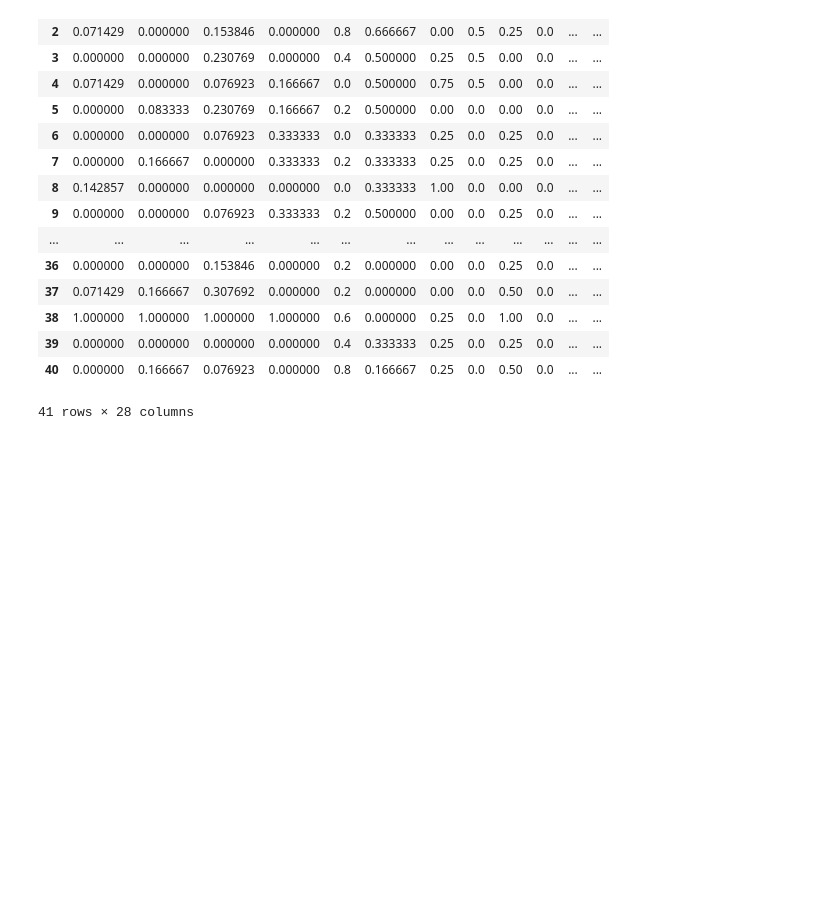
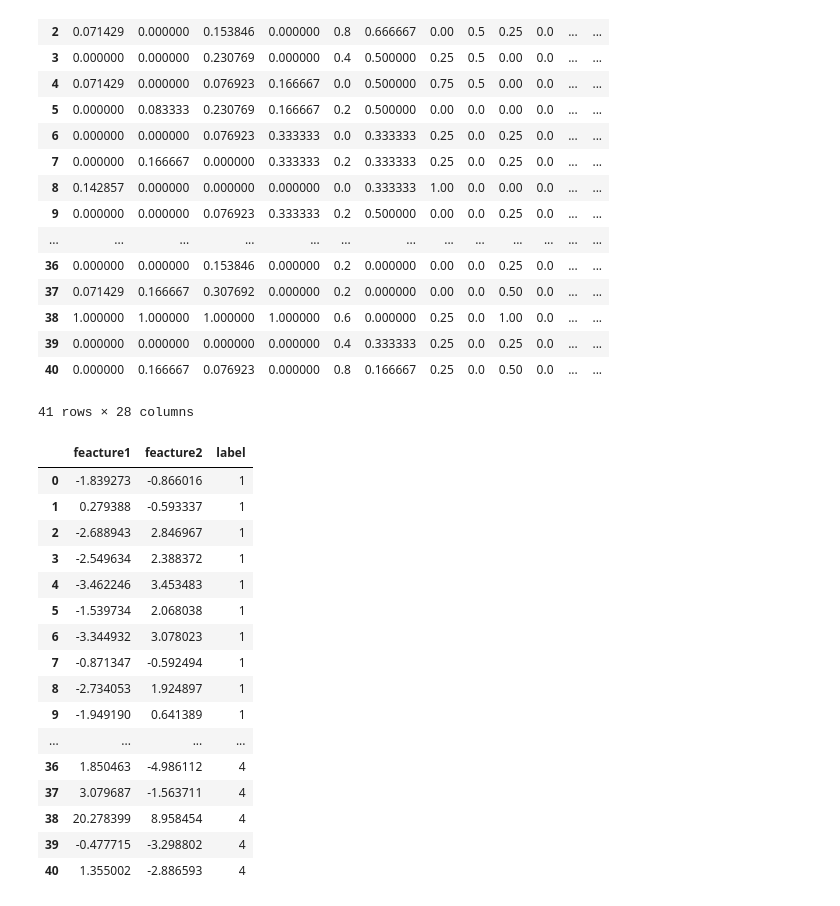
Before and after one commit to muznyahamed/sem7_Ml_assignment1, a Jupyter notebook: assignment2.ipynb, the cells around one changed output. Drawn from its saved outputs; the diff is of its cells as text; code cells hidden in the pictures; blank space fills up the shorter version.

```diff
--- a/assignment2.ipynb
+++ b/assignment2.ipynb
@@ -205,3 +184,31 @@ Scaled Dataset Using MinMaxScaler
 | 39 | 0.000000 | 0.000000 | 0.000000 | 0.000000 | 0.4 | 0.333333 | 0.25 | 0.0 | 0.25 | 0.0 | ... | ... |
 | 40 | 0.000000 | 0.166667 | 0.076923 | 0.000000 | 0.8 | 0.166667 | 0.25 | 0.0 | 0.50 | 0.0 | ... | ... |
 41 rows × 28 columns
+# %%
+columns = ['feacture1','feacture2' ,'label']
+label_added = pd.DataFrame(columns=columns)
+label_added["feacture1"]= X_reduced[:,0]
+label_added["feacture2"]= X_reduced[:,1]
+data = mat_file['DataMatrix'][()]
+df = pd.DataFrame(data)
+label_added["label"]=df.iloc[:,27]
+
+label_added
+# %% [output]
+|  | feacture1 | feacture2 | label |
+| 0 | -1.839273 | -0.866016 | 1 |
+| 1 | 0.279388 | -0.593337 | 1 |
+| 2 | -2.688943 | 2.846967 | 1 |
+| 3 | -2.549634 | 2.388372 | 1 |
+| 4 | -3.462246 | 3.453483 | 1 |
+| 5 | -1.539734 | 2.068038 | 1 |
+| 6 | -3.344932 | 3.078023 | 1 |
+| 7 | -0.871347 | -0.592494 | 1 |
+| 8 | -2.734053 | 1.924897 | 1 |
+| 9 | -1.949190 | 0.641389 | 1 |
+| ... | ... | ... | ... |
+| 36 | 1.850463 | -4.986112 | 4 |
+| 37 | 3.079687 | -1.563711 | 4 |
+| 38 | 20.278399 | 8.958454 | 4 |
+| 39 | -0.477715 | -3.298802 | 4 |
+| 40 | 1.355002 | -2.886593 | 4 |
```
Also changed, not shown: parts of 3 cells of this notebook.
